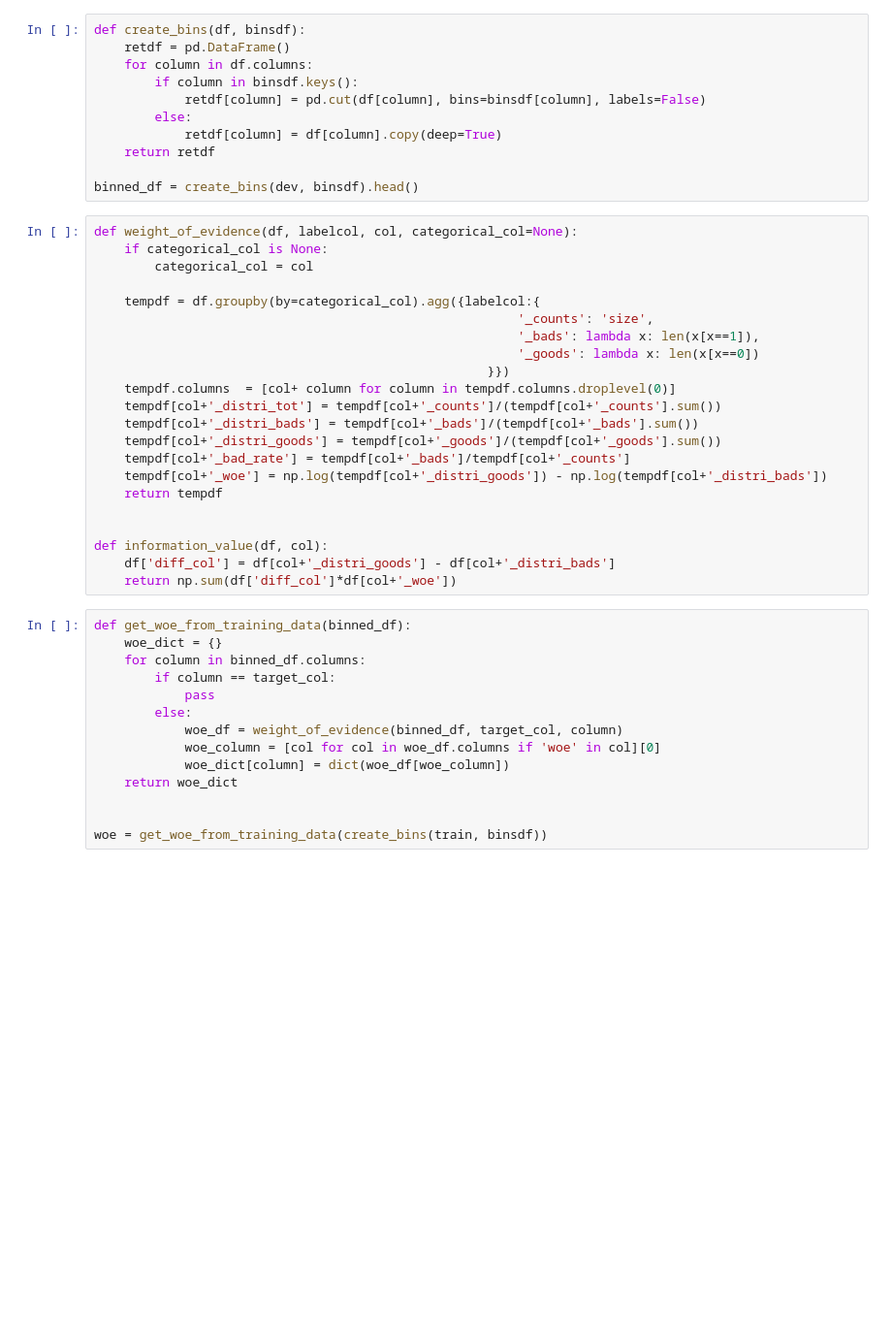
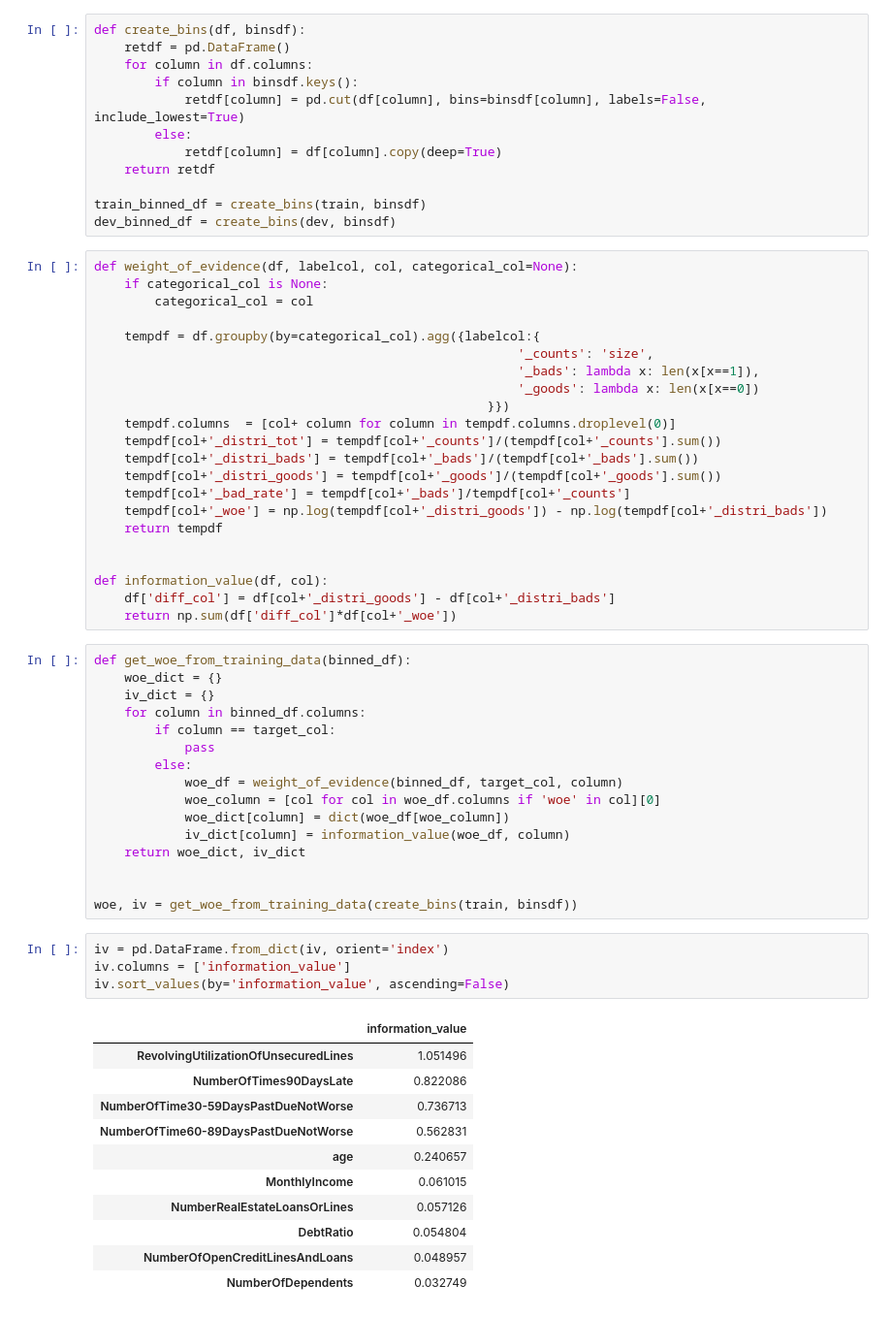
Before and after one commit to Pritishsingla/givemesomecredit, a Jupyter notebook: model.ipynb, the cells around one changed output. Shown at 97% size. Cells and saved outputs as stored; diff of their text form; blank space fills up the shorter version.

```diff
--- a/model.ipynb
+++ b/model.ipynb
@@ -108,12 +108,13 @@ def create_bins(df, binsdf):
     retdf = pd.DataFrame()
     for column in df.columns:
         if column in binsdf.keys():
-            retdf[column] = pd.cut(df[column], bins=binsdf[column], labels=False)
+            retdf[column] = pd.cut(df[column], bins=binsdf[column], labels=False, include_lowest=True)
         else:
             retdf[column] = df[column].copy(deep=True)
     return retdf
 
-binned_df = create_bins(dev, binsdf).head()
+train_binned_df = create_bins(train, binsdf)
+dev_binned_df = create_bins(dev, binsdf)
 # %%
 def weight_of_evidence(df, labelcol, col, categorical_col=None):
     if categorical_col is None:
@@ -139,6 +140,7 @@ def information_value(df, col):
 # %%
 def get_woe_from_training_data(binned_df):
     woe_dict = {}
+    iv_dict = {}
     for column in binned_df.columns:
         if column == target_col:
             pass
@@ -146,10 +148,27 @@ def get_woe_from_training_data(binned_df):
             woe_df = weight_of_evidence(binned_df, target_col, column)
             woe_column = [col for col in woe_df.columns if 'woe' in col][0]
             woe_dict[column] = dict(woe_df[woe_column])
-    return woe_dict
+            iv_dict[column] = information_value(woe_df, column)
+    return woe_dict, iv_dict
 
 
-woe = get_woe_from_training_data(create_bins(train, binsdf))
+woe, iv = get_woe_from_training_data(create_bins(train, binsdf))
+# %%
+iv = pd.DataFrame.from_dict(iv, orient='index')
+iv.columns = ['information_value']
+iv.sort_values(by='information_value', ascending=False)
+# %% [output]
+|  | information_value |
+| RevolvingUtilizationOfUnsecuredLines | 1.051496 |
+| NumberOfTimes90DaysLate | 0.822086 |
+| NumberOfTime30-59DaysPastDueNotWorse | 0.736713 |
+| NumberOfTime60-89DaysPastDueNotWorse | 0.562831 |
+| age | 0.240657 |
+| MonthlyIncome | 0.061015 |
+| NumberRealEstateLoansOrLines | 0.057126 |
+| DebtRatio | 0.054804 |
+| NumberOfOpenCreditLinesAndLoans | 0.048957 |
+| NumberOfDependents | 0.032749 |
 # %%
 def create_woe(binned_df, woe):
     for column in woe.keys():
```
Also changed, not shown: parts of 15 cells of this notebook.
